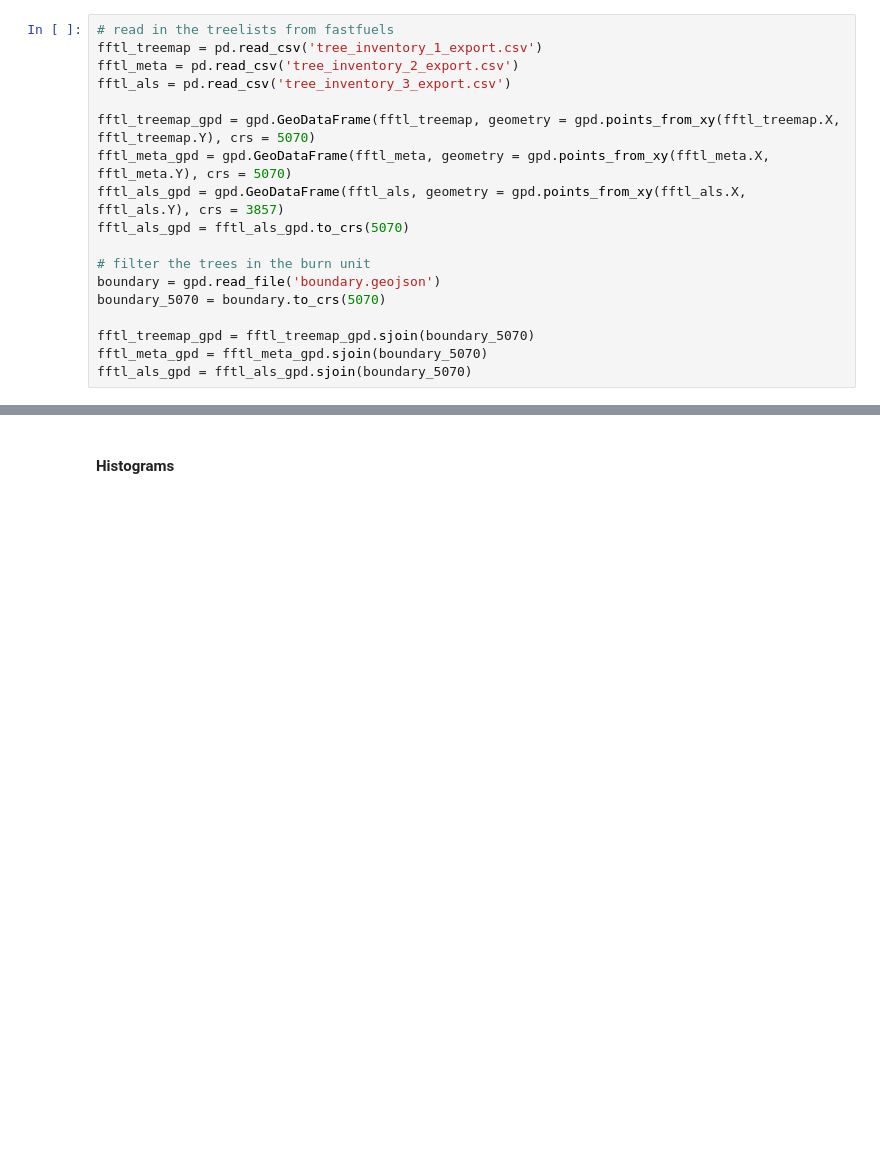
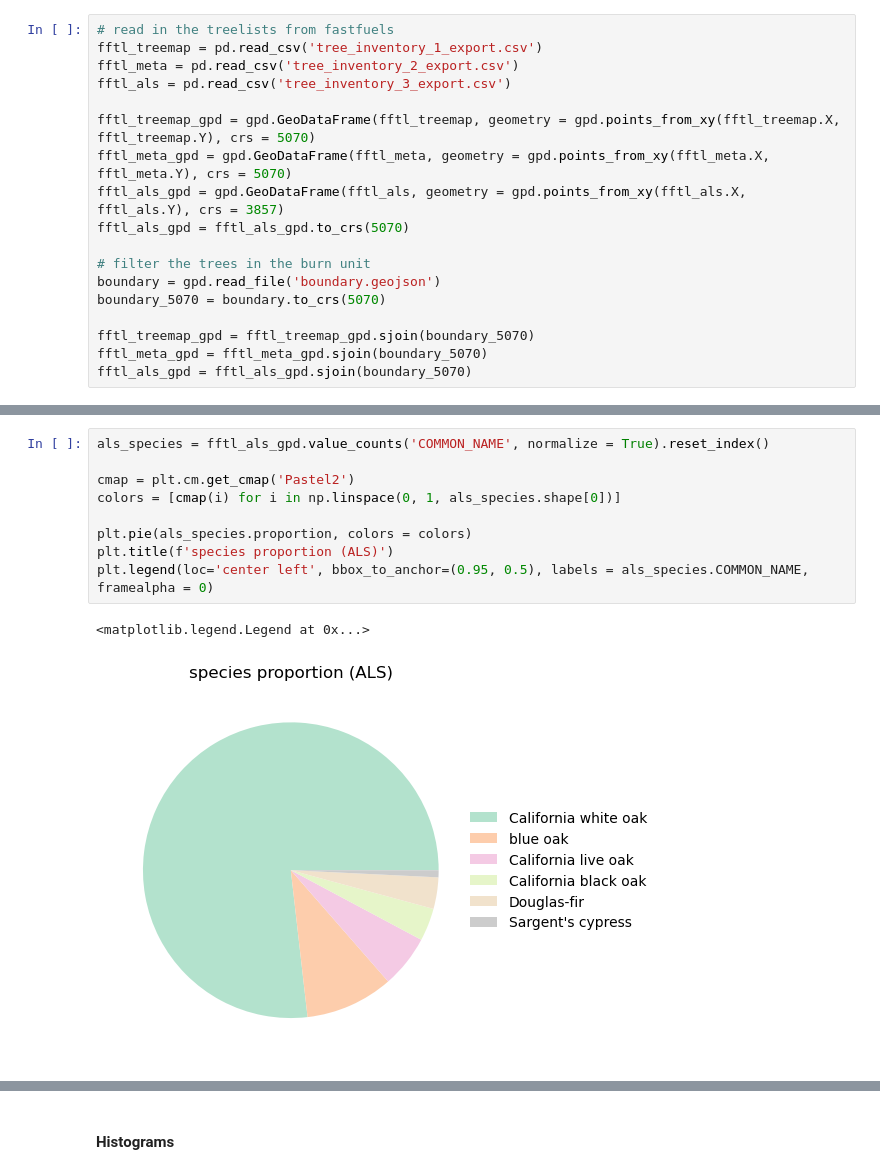
Before and after one commit to BurnPro3D/agu_2025, a Jupyter notebook: workflow_PUC.ipynb, the cells around one changed output, grey strips where cells are left out. Drawn from its saved outputs; the diff is of its cells as text; blank space fills up the shorter version.

```diff
--- a/workflow_PUC.ipynb
+++ b/workflow_PUC.ipynb
@@ -717,0 +786,12 @@ fftl_als_gpd = fftl_als_gpd.sjoin(boundary_5070)
+# %%
+als_species = fftl_als_gpd.value_counts('COMMON_NAME', normalize = True).reset_index()
+
+cmap = plt.cm.get_cmap('Pastel2')
+colors = [cmap(i) for i in np.linspace(0, 1, als_species.shape[0])]
+
+plt.pie(als_species.proportion, colors = colors)
+plt.title(f'species proportion (ALS)')
+plt.legend(loc='center left', bbox_to_anchor=(0.95, 0.5), labels = als_species.COMMON_NAME, framealpha = 0)
+# %% [output]
+<matplotlib.legend.Legend at 0x...>
+[figure, added]
```
Also changed, not shown: parts of 7 cells of this notebook, 1 other file.
